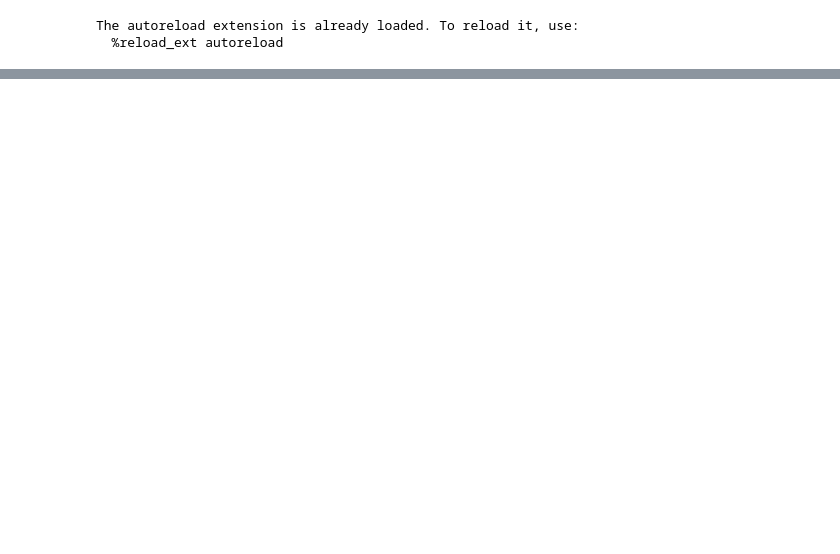
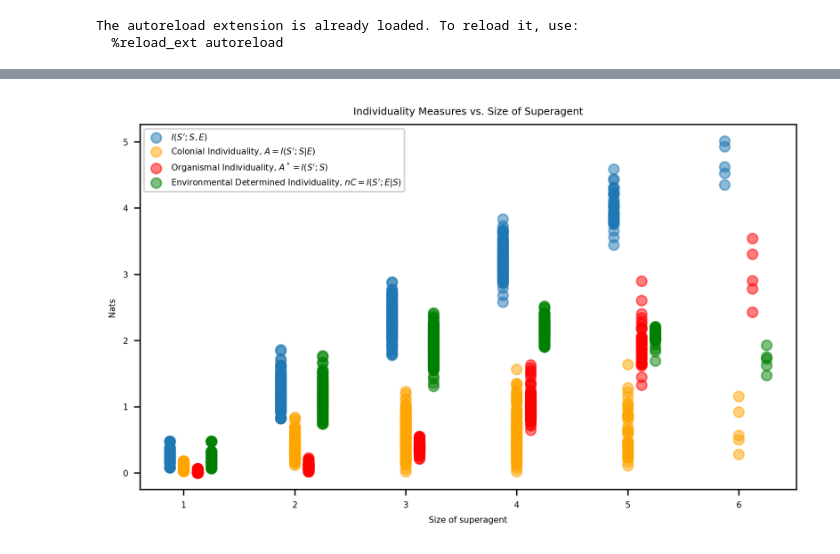
Before and after one commit to RuizSerra/factorised-MA-AIF-notebooks, a Jupyter notebook: dit-analysis.ipynb, the cells around one changed output, grey strips where cells are left out. Drawn from its saved outputs; the diff is of its cells as text; code cells hidden in the pictures; blank space fills up the shorter version.

```diff
--- a/dit-analysis.ipynb
+++ b/dit-analysis.ipynb
@@ -110,0 +19,65 @@ plt.show()
+# %%
+plt.figure(figsize=(7, 4), dpi=150)
+
+plt.rcParams.update({'font.size': 5})
+
+# I(S, E; S') ------------------------------------------------------------------
+results_vanilla = []
+for S_history, E_history in all_partition_timeseries:
+    mi_estimator = JidtDiscreteMI()
+    source = np.hstack((S_history[:-1], E_history[:-1]))
+    target = S_history[1:]
+    mi_result = mi_estimator.estimate(source, target)
+    results_vanilla.append((mi_result, S_history.shape[1], E_history.shape[1]))
+
+x = [r[1]-0.125 for r in results_vanilla]
+y = [r[0] for r in results_vanilla]
+plt.scatter(x, y, alpha=0.5, label="$I(S'; S, E)$")
+
+# I(S'; S | E) --------------------------------------------------------------
+results_colonial = []
+for S_history, E_history in all_partition_timeseries:
+    cmi_estimator = JidtDiscreteCMI()
+    source = S_history[:-1]
+    target = S_history[1:]
+    mi_result = cmi_estimator.estimate(source, target, conditional=E_history[:-1])
+    results_colonial.append((mi_result, S_history.shape[1], E_history.shape[1]))
+
+x = [r[1] for r in results_colonial]
+y = [r[0] for r in results_colonial]
+plt.scatter(x, y, alpha=0.5, c='orange', label="Colonial Individuality, $A = I(S'; S | E)$")
+
+# I(S'; S | E) --------------------------------------------------------------
+results_organismal = []
+for S_history, E_history in all_partition_timeseries:
+    mi_estimator = JidtDiscreteMI()
+    source = S_history[:-1]
+    target = S_history[1:]
+    mi_result = mi_estimator.estimate(source, target)
+    results_organismal.append((mi_result, S_history.shape[1], E_history.shape[1]))
+
+x = [r[1]+0.125 for r in results_organismal]
+y = [r[0] for r in results_organismal]
+plt.scatter(x, y, alpha=0.5, c='red', label="Organismal Individuality, $A^*=I(S' ; S)$")
+
+# I(S'; E | S) --------------------------------------------------------------
+results_environmental = []
+for S_history, E_history in all_partition_timeseries:
+    cmi_estimator = JidtDiscreteCMI()
+    source = E_history[:-1]
+    target = S_history[1:]
+    mi_result = cmi_estimator.estimate(source, target, conditional=S_history[:-1])
+    results_environmental.append((mi_result, S_history.shape[1], E_history.shape[1]))
+
+x = [r[1]+0.25 for r in results_environmental]
+y = [r[0] for r in results_environmental]
+plt.scatter(x, y, alpha=0.5, c='green', label="Environmental Determined Individuality, $nC=I(S'; E | S)$")
+
+# Create a scatterplot ---------------------------------------------------------
+plt.legend()
+plt.ylabel('Nats')
+plt.xlabel('Size of superagent')
+plt.title('Individuality Measures vs. Size of Superagent')
+plt.show()
+# %% [output]
+[figure, added]
```
Also changed, not shown: parts of 4 cells of this notebook, 1 other file.
